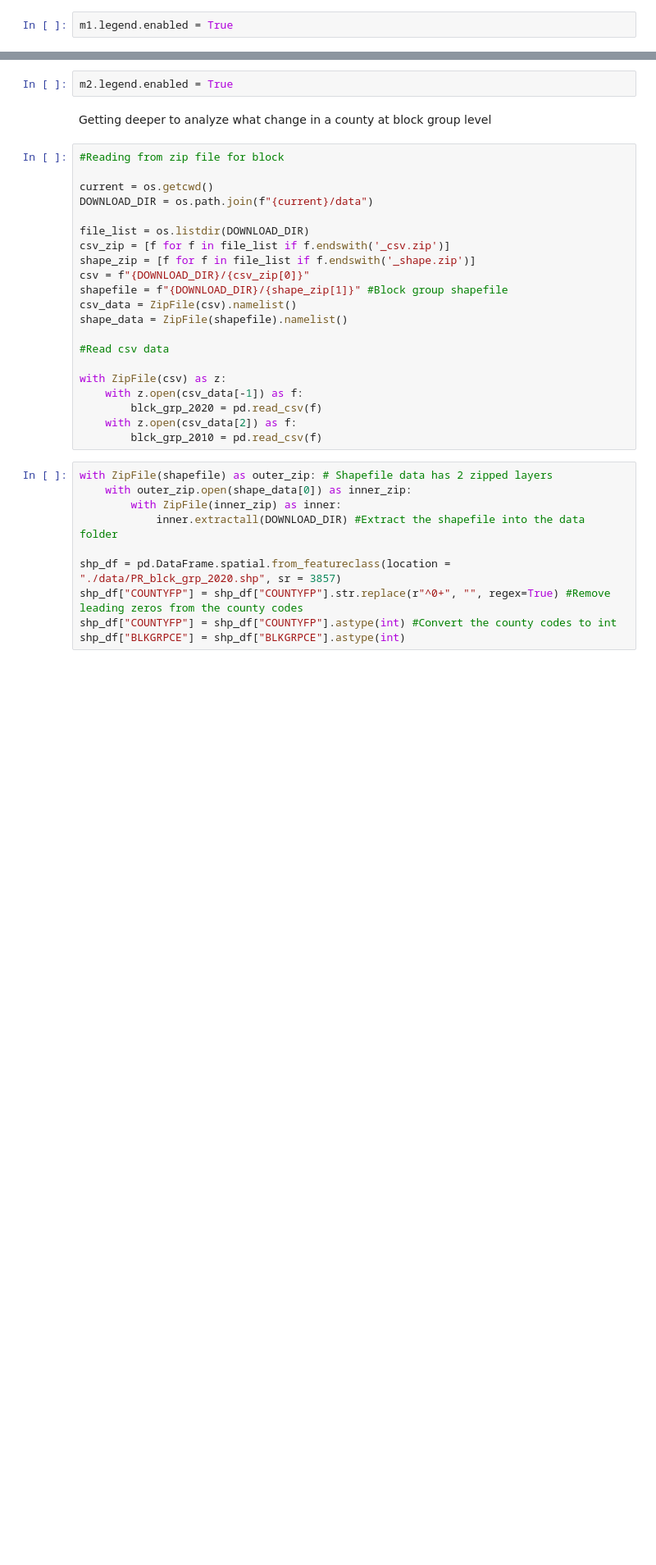
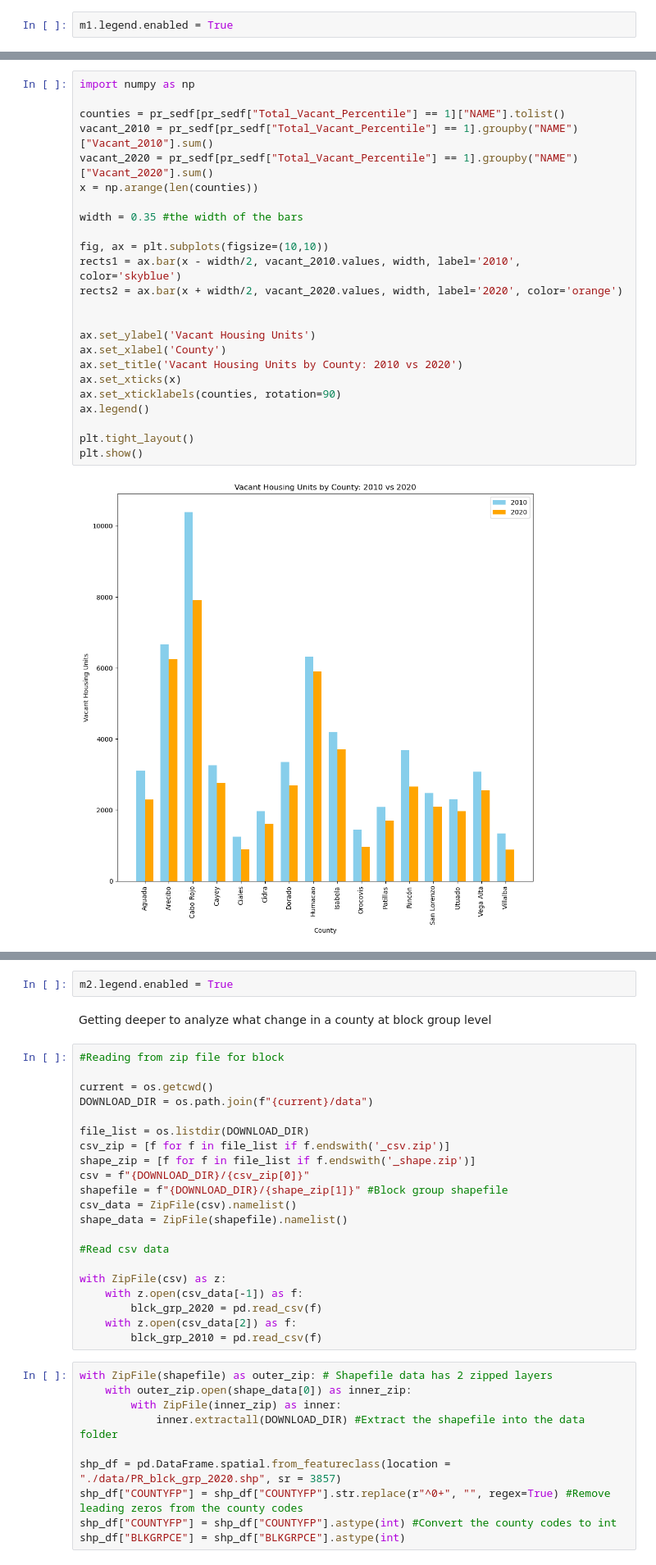
Before and after one commit to ciesin-geospatial/TOPSTSCHOOL-disasters, a Jupyter notebook: lecz_notebook/ipums_api.ipynb, the cells around one changed output, grey strips where cells are left out. Shown at 82% size. Cells and saved outputs as stored; diff of their text form; blank space fills up the shorter version.

```diff
--- a/lecz_notebook/ipums_api.ipynb
+++ b/lecz_notebook/ipums_api.ipynb
@@ -474,0 +546,26 @@ m1
+# %%
+import numpy as np
+
+counties = pr_sedf[pr_sedf["Total_Vacant_Percentile"] == 1]["NAME"].tolist()
+vacant_2010 = pr_sedf[pr_sedf["Total_Vacant_Percentile"] == 1].groupby("NAME")["Vacant_2010"].sum()
+vacant_2020 = pr_sedf[pr_sedf["Total_Vacant_Percentile"] == 1].groupby("NAME")["Vacant_2020"].sum()
+x = np.arange(len(counties))
+
+width = 0.35 #the width of the bars
+
+fig, ax = plt.subplots(figsize=(10,10))
+rects1 = ax.bar(x - width/2, vacant_2010.values, width, label='2010', color='skyblue')
+rects2 = ax.bar(x + width/2, vacant_2020.values, width, label='2020', color='orange')
+
+
+ax.set_ylabel('Vacant Housing Units')
+ax.set_xlabel('County')
+ax.set_title('Vacant Housing Units by County: 2010 vs 2020')
+ax.set_xticks(x)
+ax.set_xticklabels(counties, rotation=90)
+ax.legend()
+
+plt.tight_layout()
+plt.show()
+# %% [output]
+[figure, added]
```
Also changed, not shown: parts of 28 cells of this notebook, 1 other file.
